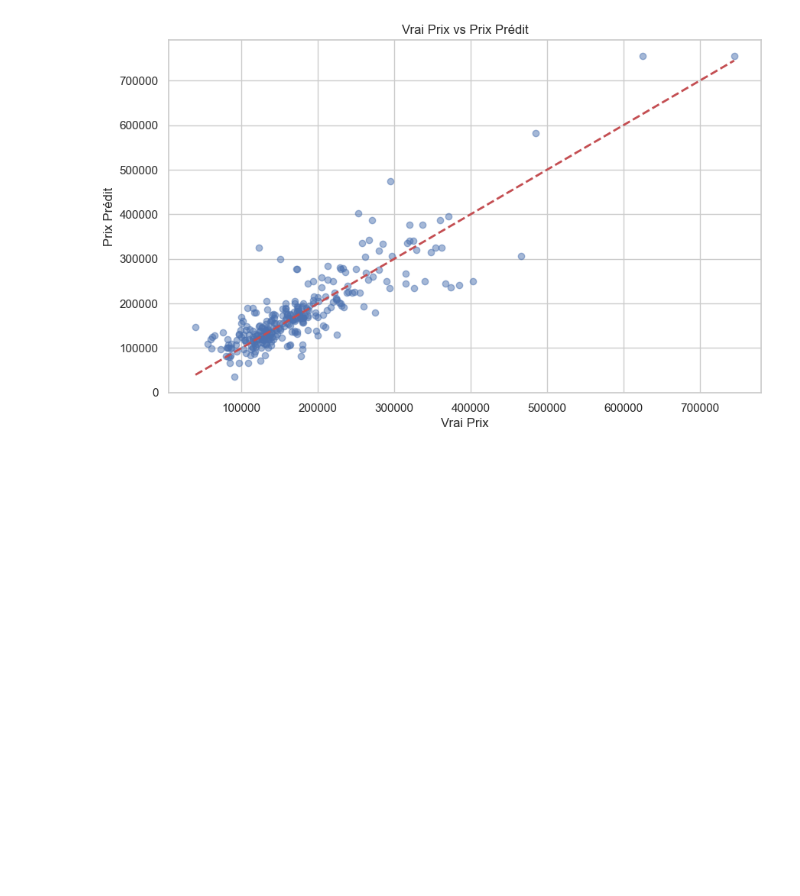
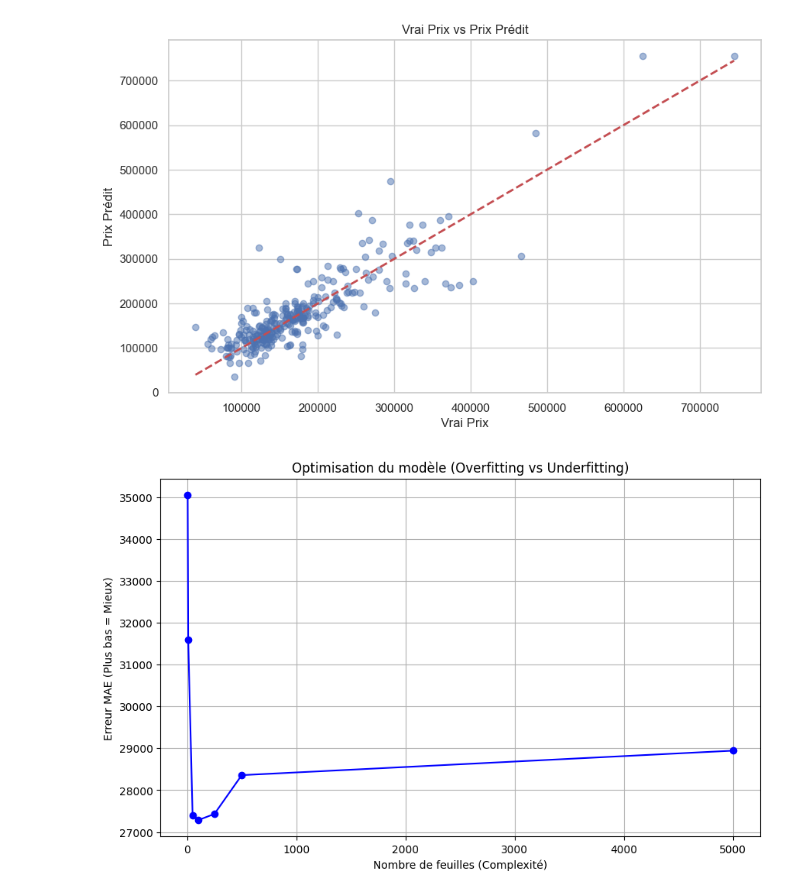
Before and after one commit to achrafaky/housing-price-prediction, a Jupyter notebook: main.ipynb, the cells around one changed output. Saved outputs shown, nothing was run; the diff lists cells and outputs as text; code cells hidden in the pictures; blank space fills up the shorter version.

Commit message:
Ajout graphique MAE et correction Overfitting

```diff
--- a/main.ipynb
+++ b/main.ipynb
@@ -263,3 +263,54 @@ Modèle entraîné !
 Moyenne des erreurs de prédiction (MAE) : 30,643 dollars
 Cela signifie qu'en moyenne, notre modèle se trompe de ce montant.
 [figure]
+# %%
+import pandas as pd
+from sklearn.model_selection import train_test_split
+from sklearn.tree import DecisionTreeRegressor
+from sklearn.metrics import mean_absolute_error
+import matplotlib.pyplot as plt
+
+# 1. Chargement et Préparation
+file_path = 'train.csv'
+home_data = pd.read_csv(file_path)
+
+y = home_data.SalePrice
+features = ['LotArea', 'YearBuilt', '1stFlrSF', '2ndFlrSF', 'FullBath', 'BedroomAbvGr', 'TotRmsAbvGrd']
+X = home_data[features]
+
+train_X, val_X, train_y, val_y = train_test_split(X, y, random_state=1)
+
+# 2. La fonction
+def get_mae(max_leaf_nodes, train_X, val_X, train_y, val_y):
+
+    model = DecisionTreeRegressor(max_leaf_nodes=max_leaf_nodes, random_state=1)
+
+    # On entraîne avec les données TRAIN (X et y)
+    model.fit(train_X, train_y)
+
+    # On prédit sur les données VAL (X)
+    preds_val = model.predict(val_X)
+
+    # On compare avec les données VAL (y)
+    mae = mean_absolute_error(val_y, preds_val)
+    return mae
+
+
+candidats_max_leaf = [5, 10, 50, 100, 250, 500, 5000]
+mae_candidats = []
+
+for max_leaf in candidats_max_leaf:
+    # On passe bien max_leaf en premier, puis les données dans le bon ordre
+    my_mae = get_mae(max_leaf, train_X, val_X, train_y, val_y)
+    mae_candidats.append(my_mae)
+
+# 4. Le graphique
+plt.figure(figsize=(10, 6))
+plt.plot(candidats_max_leaf, mae_candidats, marker='o', linestyle='-', color='b')
+plt.title("Optimisation du modèle (Overfitting vs Underfitting)")
+plt.xlabel("Nombre de feuilles (Complexité)")
+plt.ylabel("Erreur MAE (Plus bas = Mieux)")
+plt.grid(True)
+plt.show()
+# %% [output]
+[figure, added]
```
Also changed, not shown: 1 other file.
